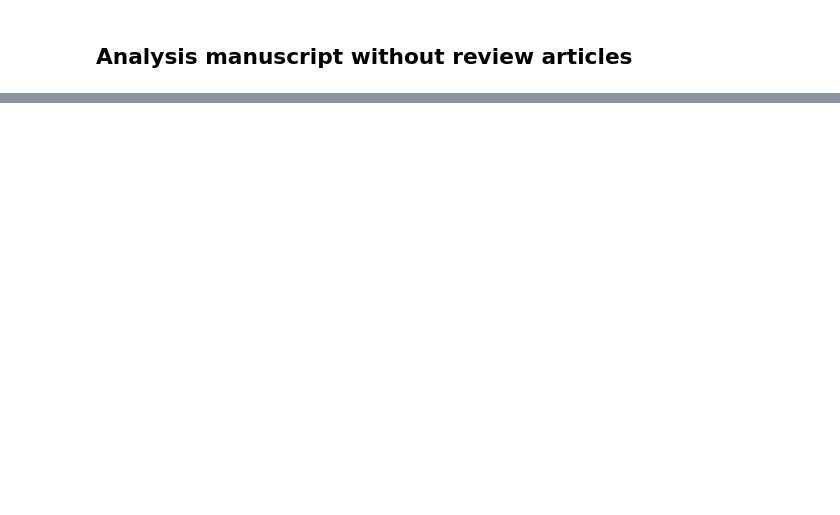
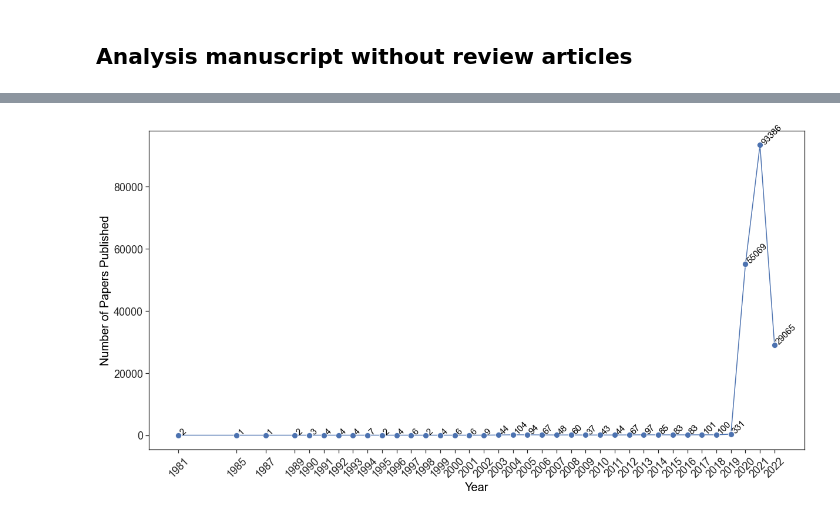
Before and after one commit to htanjore/covid19_pubmed, a Jupyter notebook: notebooks/covid19_EDA.ipynb, the cells around one changed output, grey strips where cells are left out. Saved outputs shown, nothing was run; the diff lists cells and outputs as text; code cells hidden in the pictures; blank space fills up the shorter version.

```diff
--- a/notebooks/covid19_EDA.ipynb
+++ b/notebooks/covid19_EDA.ipynb
@@ -110,0 +108,28 @@ Name: publication_type, dtype: int64
+# %%
+sns.set(rc={'figure.figsize':(20,10)}, style ='white' )
+sns.set_style("ticks")
+num_published_year= reviews_removed.groupby('pubmed_year')['PMID'].count().reset_index()\
+                        .sort_values('pubmed_year', ascending =False) \
+                        .rename(columns = {'PMID' : 'count'})
+
+ax =sns.lineplot(x = 'pubmed_year', y = 'count', data = num_published_year, marker = 'o', markersize= 10)
+ax.set(xticks=num_published_year.pubmed_year.values)
+plt.xlabel('Year',fontsize = 20, color = 'black')
+plt.ylabel('Number of Papers Published',fontsize = 20, color = 'black')
+plt.xticks(fontsize = 18, rotation = 45)
+plt.yticks(fontsize = 18)
+
+
+# label points on the plot
+for x, y in zip(num_published_year['pubmed_year'], num_published_year['count']):
+     plt.text(
+     x = x,
+     y = y + 300,
+     s = '{:.0f}'.format(y),
+    fontsize= 15,
+         rotation = 45,
+     color = 'black') # set colour of line
+plt.savefig("../data/numbers_per_year.png",  bbox_inches="tight")
+plt.show();
+# %% [output]
+[figure, added]
```
Also changed, not shown: parts of 21 cells of this notebook, 10 other files.
